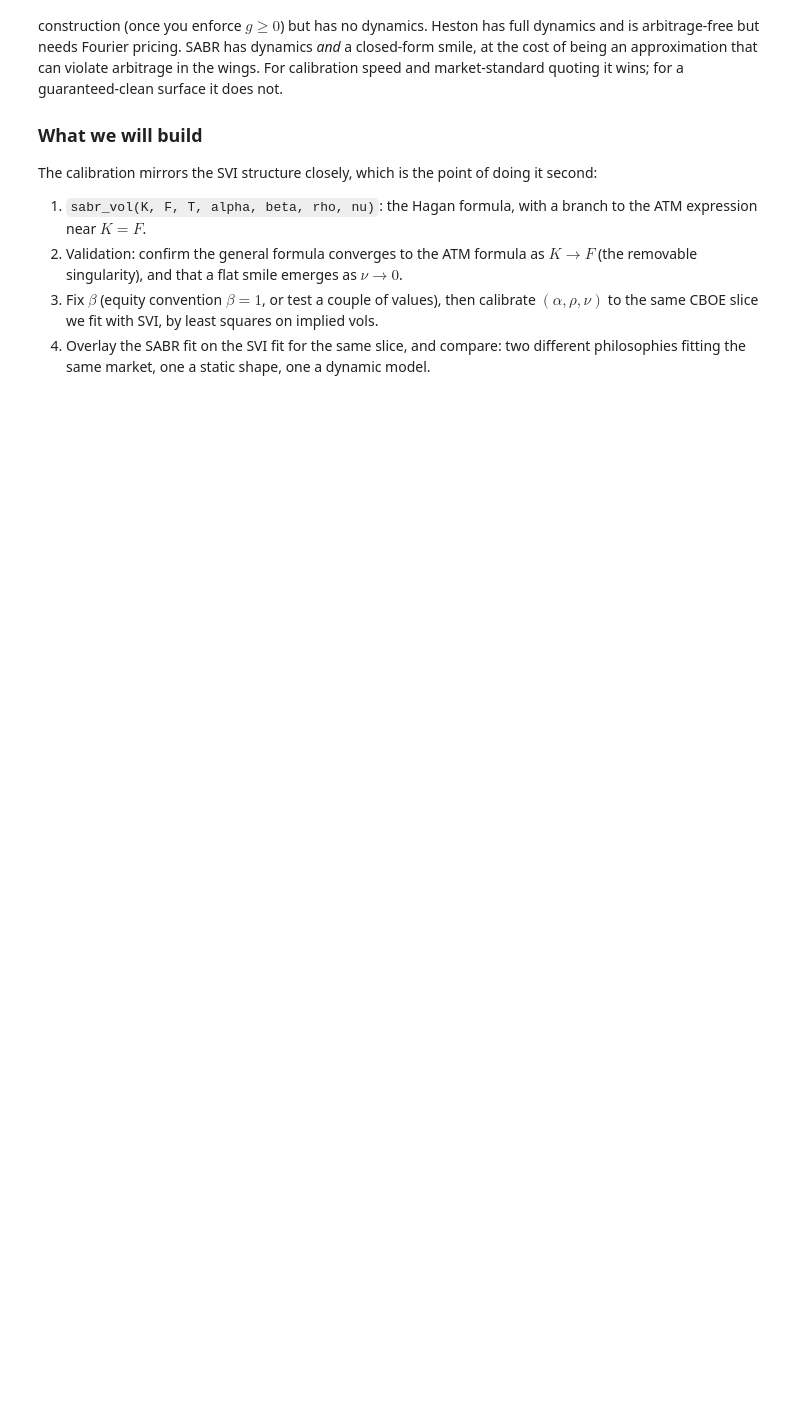
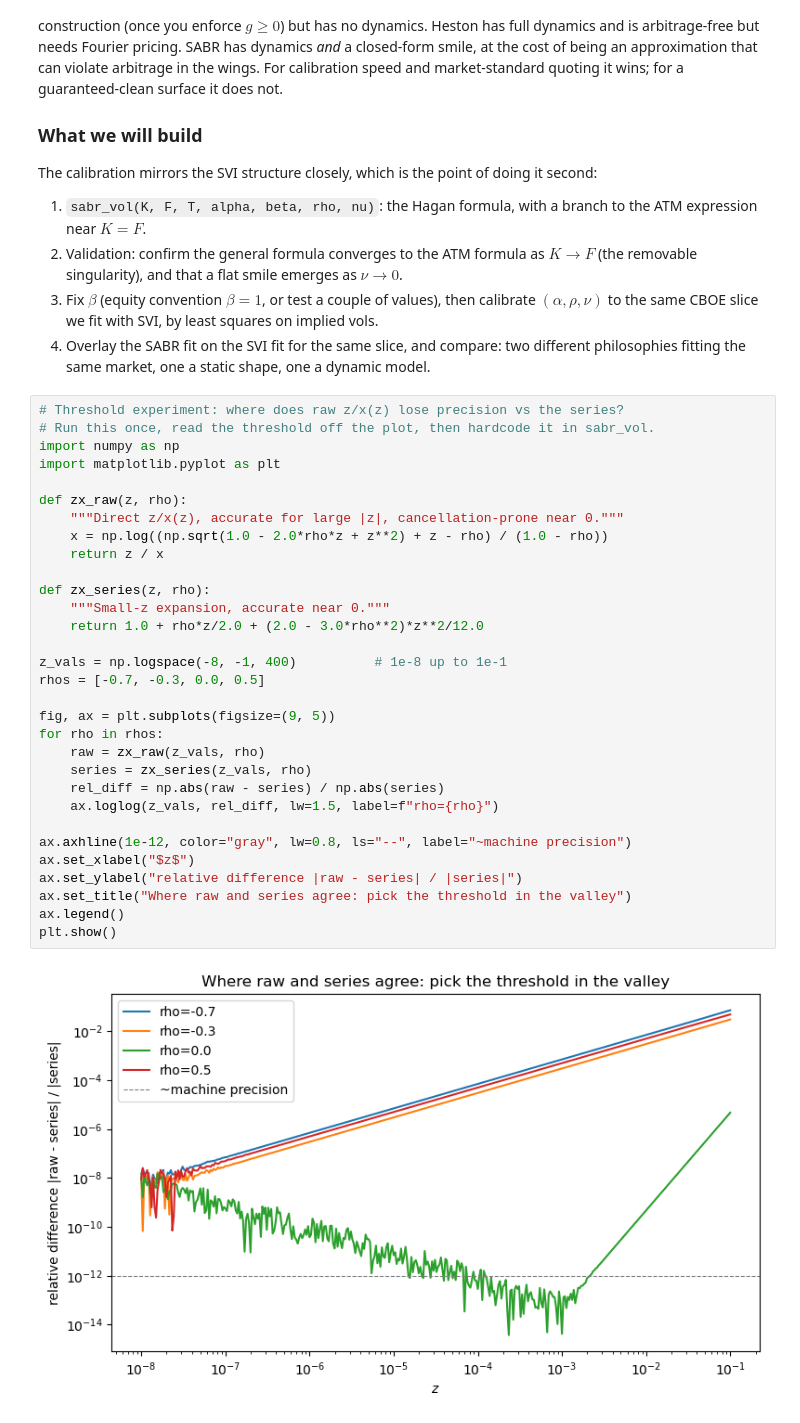
Before and after one commit to Kunvuthi/quant-project, a Jupyter notebook: notebooks/11_sabr_model.ipynb, the cells around one changed output. Saved outputs shown, nothing was run; the diff lists cells and outputs as text; blank space fills up the shorter version.

Commit message:
Add z_over_x valley test for threshold

```diff
--- a/notebooks/11_sabr_model.ipynb
+++ b/notebooks/11_sabr_model.ipynb
@@ -166,3 +166,36 @@ it second:
 4. Overlay the SABR fit on the SVI fit for the same slice, and compare: two
    different philosophies fitting the same market, one a static shape, one a
    dynamic model.
+# %%
+# Threshold experiment: where does raw z/x(z) lose precision vs the series?
+# Run this once, read the threshold off the plot, then hardcode it in sabr_vol.
+import numpy as np
+import matplotlib.pyplot as plt
+
+def zx_raw(z, rho):
+    """Direct z/x(z), accurate for large |z|, cancellation-prone near 0."""
+    x = np.log((np.sqrt(1.0 - 2.0*rho*z + z**2) + z - rho) / (1.0 - rho))
+    return z / x
+
+def zx_series(z, rho):
+    """Small-z expansion, accurate near 0."""
+    return 1.0 + rho*z/2.0 + (2.0 - 3.0*rho**2)*z**2/12.0
+
+z_vals = np.logspace(-8, -1, 400)          # 1e-8 up to 1e-1
+rhos = [-0.7, -0.3, 0.0, 0.5]
+
+fig, ax = plt.subplots(figsize=(9, 5))
+for rho in rhos:
+    raw = zx_raw(z_vals, rho)
+    series = zx_series(z_vals, rho)
+    rel_diff = np.abs(raw - series) / np.abs(series)
+    ax.loglog(z_vals, rel_diff, lw=1.5, label=f"rho={rho}")
+
+ax.axhline(1e-12, color="gray", lw=0.8, ls="--", label="~machine precision")
+ax.set_xlabel("$z$")
+ax.set_ylabel("relative difference |raw - series| / |series|")
+ax.set_title("Where raw and series agree: pick the threshold in the valley")
+ax.legend()
+plt.show()
+# %% [output]
+[figure, added]
```
